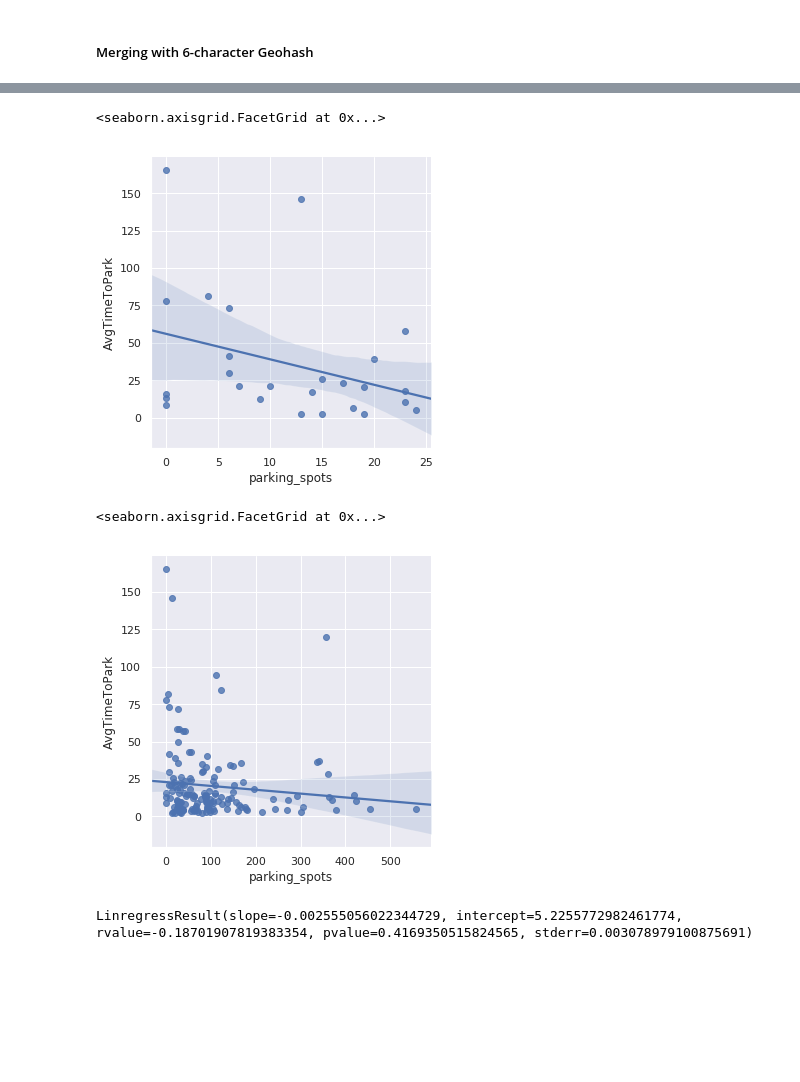
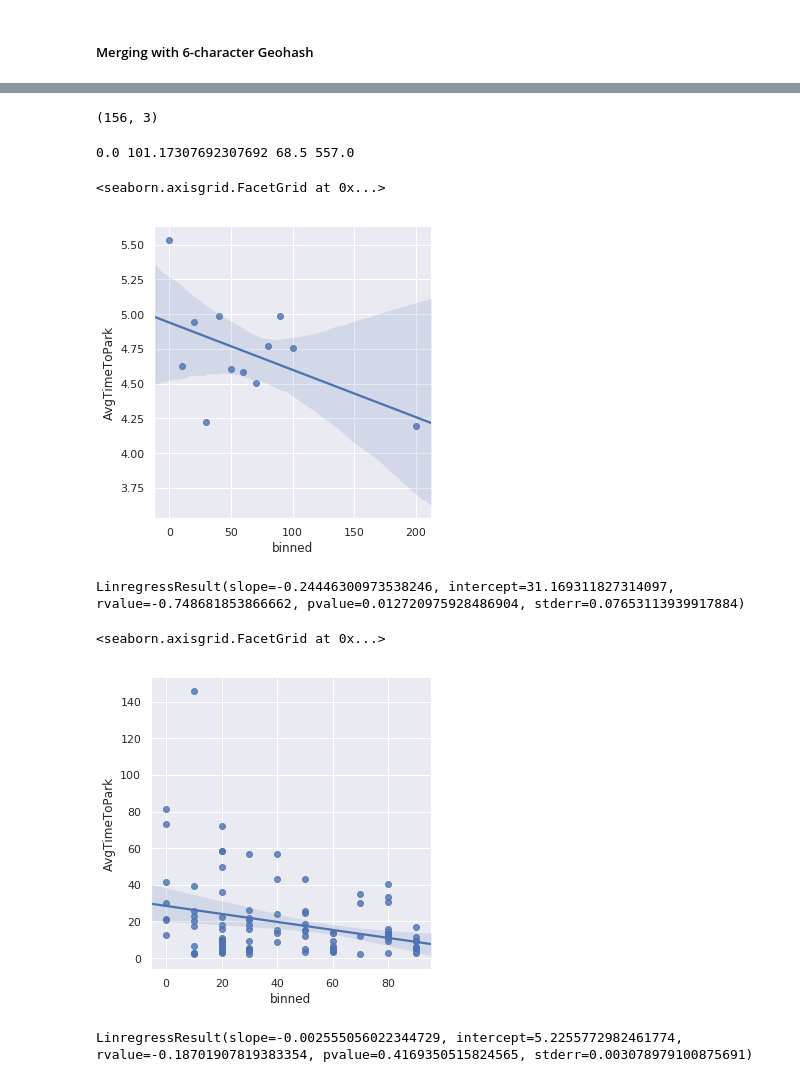
Before and after one commit to bharatlearnstocode/STA2453-Geotab-Project, a Jupyter notebook: code/draft_preparation.ipynb, the cells around one changed output, grey strips where cells are left out. Cells and saved outputs as stored; diff of their text form; code cells hidden in the pictures; blank space fills up the shorter version.

```diff
--- a/code/draft_preparation.ipynb
+++ b/code/draft_preparation.ipynb
@@ -21,4 +21,4 @@ df_geotab['geohash_6'] = df_geotab['geohash'].apply(lambda x: x[:6])
 # %%
 df_plf['geohash_6'] = df_plf['geohash'].apply(lambda x: x[:6])
 # %%
-df_geotab_6 = df_geotab.groupby('geohash_6')['AvgTimeToPark'].agg('sum').reset_index()
+df_geotab_6 = df_geotab.groupby('geohash_6')['AvgTimeToPark'].agg('mean').reset_index()
@@ -26,5 +47,9 @@ df_geotab_6 = df_geotab.groupby('geohash_6')['AvgTimeToPark'].agg('sum').reset_i
 df_plf_6 = df_plf.groupby('geohash_6')['parking_spots'].agg('sum').reset_index()
 # %%
 df_merged_6 = pd.merge(df_geotab_6, df_plf_6, on=['geohash_6'])
+# %%
+df_merged_6.shape
+# %% [output]
+(156, 3)
 # %%
 df_merged_6_small = df_merged_6[df_merged_6.parking_spots < 25]
@@ -30,0 +58,10 @@ df_merged_6_small = df_merged_6[df_merged_6.parking_spots < 25]
+# %%
+print(np.min(ps), np.mean(ps), np.median(ps), np.max(ps))
+# %% [output]
+0.0 101.17307692307692 68.5 557.0
+# %%
+bins = [0, 10, 20, 30, 40, 50, 60, 70, 80, 90, 100, 200, 300]
+# %%
+labels = [0, 10, 20, 30, 40, 50, 60, 70, 80, 90, 100, 200]
+# %%
+df_merged_6['binned'] = pd.cut(df_merged_6['parking_spots'], bins=bins, labels=labels)
@@ -31,10 +70,14 @@ df_merged_6_small = df_merged_6[df_merged_6.parking_spots < 25]
 # %%
-sns.lmplot(x='parking_spots', y='AvgTimeToPark', data=df_merged_6_small)
+sns.lmplot(x='binned', y='AvgTimeToPark', data=df_binned)
 # %% [output]
 <seaborn.axisgrid.FacetGrid at 0x...>
-[figure, old version]
+[figure, new version]
+# %%
+stats.linregress(df_binned['binned'], df_binned['AvgTimeToPark'])
+# %% [output]
+LinregressResult(slope=-0.24446300973538246, intercept=31.169311827314097, rvalue=-0.748681853866662, pvalue=0.012720975928486904, stderr=0.07653113939917884)
 # %%
-sns.lmplot(x='parking_spots', y='AvgTimeToPark', data=df_merged_6)
+sns.lmplot(x='binned', y='AvgTimeToPark', data=df_merged_6)
 # %% [output]
 <seaborn.axisgrid.FacetGrid at 0x...>
-[figure, old version]
+[figure, new version]
```
Also changed, not shown: parts of 13 cells of this notebook, 1 other file.
